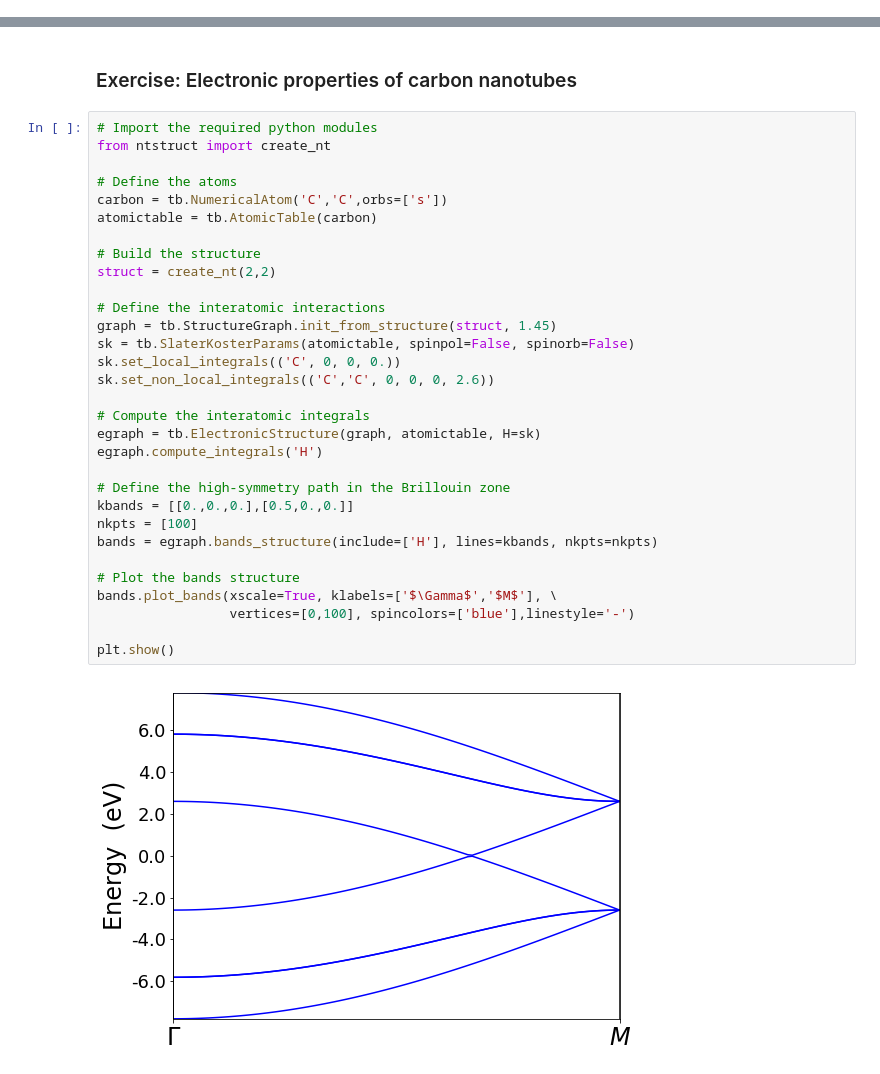
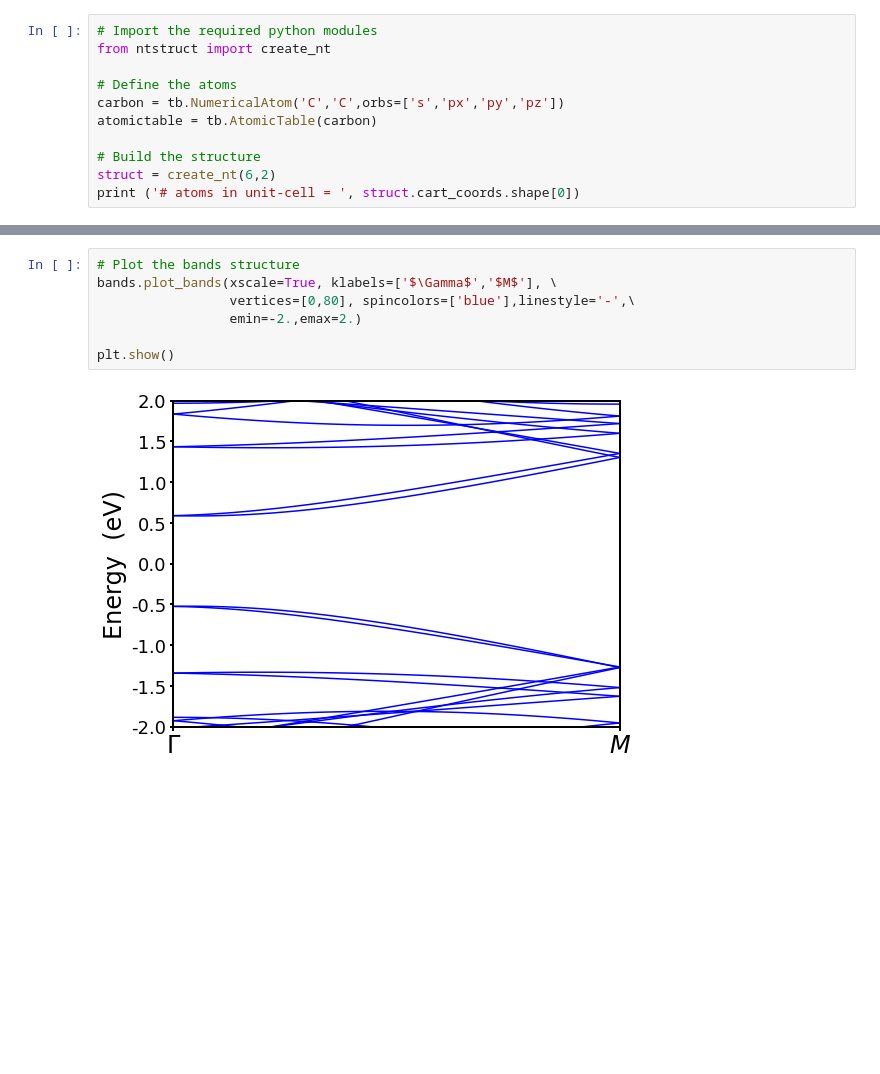
Before and after one commit to youbirose/MAPR2451, a Jupyter notebook: MAPR2451.ipynb, the cells around one changed output, grey strips where cells are left out. Drawn from its saved outputs; the diff is of its cells as text; blank space fills up the shorter version.

```diff
--- a/MAPR2451.ipynb
+++ b/MAPR2451.ipynb
@@ -378,0 +597,11 @@ plt.show()
+# %%
+# Import the required python modules
+from ntstruct import create_nt
+
+# Define the atoms
+carbon = tb.NumericalAtom('C','C',orbs=['s','px','py','pz'])
+atomictable = tb.AtomicTable(carbon)
+
+# Build the structure
+struct = create_nt(6,2)
+print ('# atoms in unit-cell = ', struct.cart_coords.shape[0])
@@ -534,35 +631,9 @@ The band structure of carbon nanotubes having certain (n, m) indexes can be easi
-# %% [markdown]
-<h3>Exercise: Electronic properties of carbon nanotubes</h3>
-# %%
-# Import the required python modules
-from ntstruct import create_nt
-
-# Define the atoms
-carbon = tb.NumericalAtom('C','C',orbs=['s'])
-atomictable = tb.AtomicTable(carbon)
-
-# Build the structure
-struct = create_nt(2,2)
-
-# Define the interatomic interactions
-graph = tb.StructureGraph.init_from_structure(struct, 1.45)
-sk = tb.SlaterKosterParams(atomictable, spinpol=False, spinorb=False)
-sk.set_local_integrals(('C', 0, 0, 0.))
-sk.set_non_local_integrals(('C','C', 0, 0, 0, 2.6))
-
-# Compute the interatomic integrals
-egraph = tb.ElectronicStructure(graph, atomictable, H=sk)
-egraph.compute_integrals('H')
-
-# Define the high-symmetry path in the Brillouin zone
-kbands = [[0.,0.,0.],[0.5,0.,0.]]
-nkpts = [100]
-bands = egraph.bands_structure(include=['H'], lines=kbands, nkpts=nkpts)
-
-# Plot the bands structure
-bands.plot_bands(xscale=True, klabels=['$\Gamma$','$M$'], \
-                 vertices=[0,100], spincolors=['blue'],linestyle='-')
-
-plt.show()
-# %% [output]
-[figure, removed]
+# %%
+# Plot the bands structure
+bands.plot_bands(xscale=True, klabels=['$\Gamma$','$M$'], \
+                 vertices=[0,80], spincolors=['blue'],linestyle='-',\
+                 emin=-2.,emax=2.)
+
+plt.show()
+# %% [output]
+[figure, added]
```
Also changed, not shown: parts of 22 cells of this notebook.
